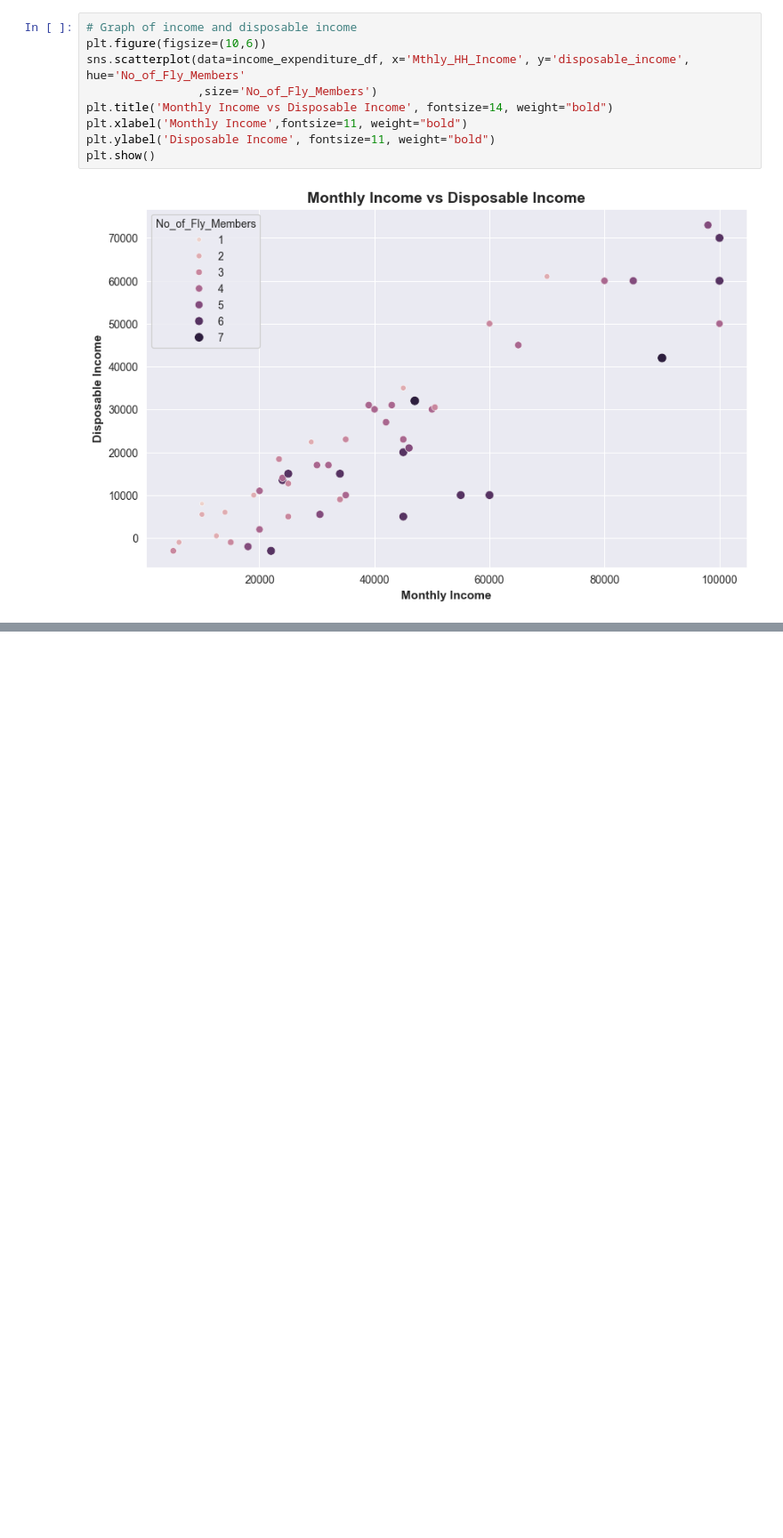
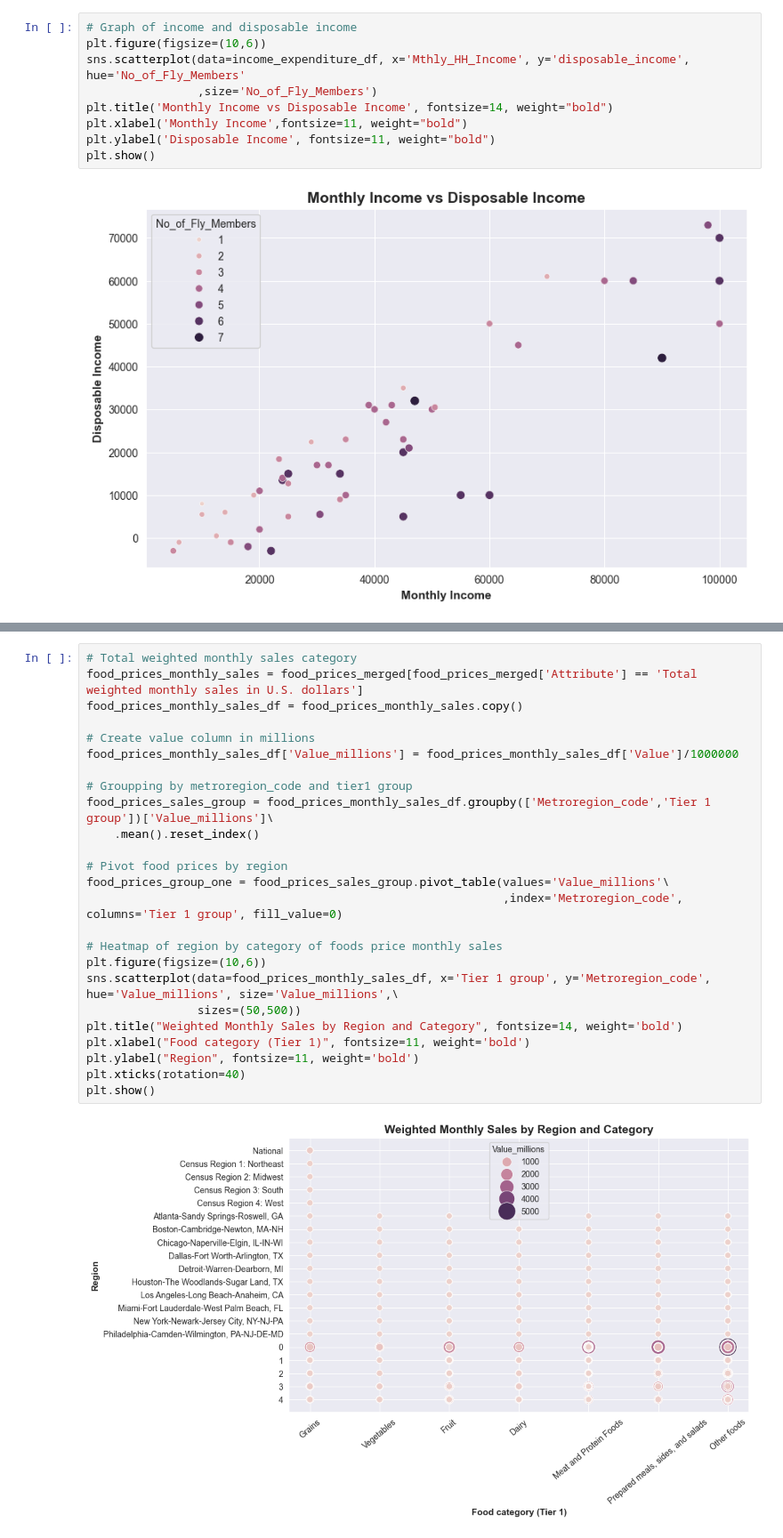
Before and after one commit to StephanieApaza/Income_influence_food_choices, a Jupyter notebook: income_food_choices.ipynb, the cells around one changed output, grey strips where cells are left out. Shown: that part at 89% size. Drawn from its saved outputs; the diff is of its cells as text; blank space fills up the shorter version.

```diff
--- a/income_food_choices.ipynb
+++ b/income_food_choices.ipynb
@@ -668,0 +732,27 @@ plt.show()
+# %%
+# Total weighted monthly sales category
+food_prices_monthly_sales = food_prices_merged[food_prices_merged['Attribute'] == 'Total weighted monthly sales in U.S. dollars']
+food_prices_monthly_sales_df = food_prices_monthly_sales.copy()
+
+# Create value column in millions
+food_prices_monthly_sales_df['Value_millions'] = food_prices_monthly_sales_df['Value']/1000000
+
+# Groupping by metroregion_code and tier1 group
+food_prices_sales_group = food_prices_monthly_sales_df.groupby(['Metroregion_code','Tier 1 group'])['Value_millions']\
+    .mean().reset_index()
+
+# Pivot food prices by region
+food_prices_group_one = food_prices_sales_group.pivot_table(values='Value_millions'\
+                                                            ,index='Metroregion_code', columns='Tier 1 group', fill_value=0)
+
+# Heatmap of region by category of foods price monthly sales
+plt.figure(figsize=(10,6))
+sns.scatterplot(data=food_prices_monthly_sales_df, x='Tier 1 group', y='Metroregion_code', hue='Value_millions', size='Value_millions',\
+                sizes=(50,500))
+plt.title("Weighted Monthly Sales by Region and Category", fontsize=14, weight='bold')
+plt.xlabel("Food category (Tier 1)", fontsize=11, weight='bold')
+plt.ylabel("Region", fontsize=11, weight='bold')
+plt.xticks(rotation=40)
+plt.show()
+# %% [output]
+[figure, added]
```
Also changed, not shown: parts of 11 cells of this notebook.
